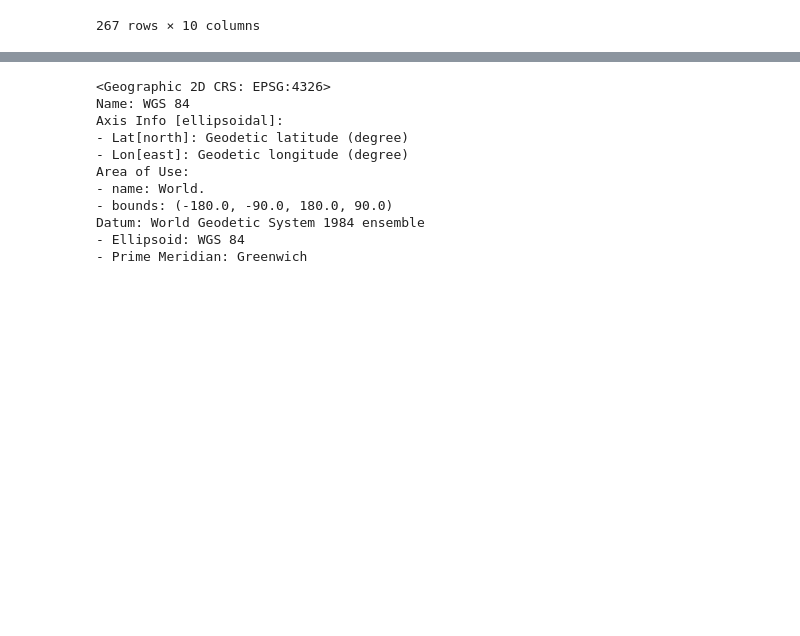
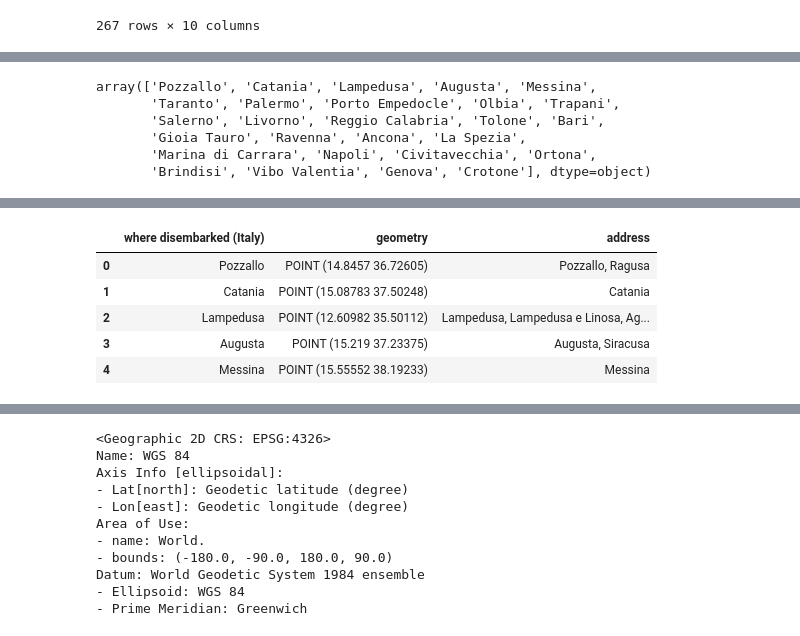
Before and after one commit to enriquetaietta/data-science-unitn, a Jupyter notebook: geospatial-analysis/project_map_interventi.ipynb, the cells around one changed output, grey strips where cells are left out. Cells and saved outputs as stored; diff of their text form; code cells hidden in the pictures; blank space fills up the shorter version.

```diff
--- a/geospatial-analysis/project_map_interventi.ipynb
+++ b/geospatial-analysis/project_map_interventi.ipynb
@@ -99,3 +111,66 @@ cities_ispi
+# %%
+col = "where disembarked (Italy)"
+
+cities_ispi[col] = (
+    cities_ispi[col]
+    .astype(str)
+    .str.strip()
+    .str.replace(r".*Pozallo.*", "Pozzallo", regex=True)
+    .str.replace(
+        r".*Marina\s+di\s+Carrara\s*\+\s*Livorno.*",
+        "Marina di Carrara",
+        regex=True
+    )
+)
+# %%
+cities_ispi['where disembarked (Italy)'].unique()
+# %% [output]
+array(['Pozzallo', 'Catania', 'Lampedusa', 'Augusta', 'Messina',
+       'Taranto', 'Palermo', 'Porto Empedocle', 'Olbia', 'Trapani',
+       'Salerno', 'Livorno', 'Reggio Calabria', 'Tolone', 'Bari',
+       'Gioia Tauro', 'Ravenna', 'Ancona', 'La Spezia',
+       'Marina di Carrara', 'Napoli', 'Civitavecchia', 'Ortona',
+       'Brindisi', 'Vibo Valentia', 'Genova', 'Crotone'], dtype=object)
 # %%
-geo_cities_ispi = gpd.tools.geocode(cities_ispi['where disembarked (Italy)'], provider="arcgis")
+# geo_cities_ispi = gpd.tools.geocode(cities_ispi['where disembarked (Italy)'].unique(), provider="arcgis")
+places = (
+    cities_ispi['where disembarked (Italy)']
+    .dropna()
+    .unique()
+    .tolist()
+)
+
+rows = []
+
+for place in places:
+    try:
+        g = gpd.tools.geocode(str(place)+ ', Italia', provider="arcgis")
+
+        if len(g) > 0:
+            rows.append({
+                "where disembarked (Italy)": place,
+                "geometry": g.geometry.iloc[0],
+                "address": g.address.iloc[0]
+            })
+        else:
+            rows.append({
+                "where disembarked (Italy)": place,
+                "geometry": None,
+                "address": None
+            })
+
+    except Exception:
+        rows.append({
+            "where disembarked (Italy)": place,
+            "geometry": None,
+            "address": None
+        })
+
+geo_cities_ispi = gpd.GeoDataFrame(
+    rows,
+    geometry="geometry",
+    crs="EPSG:4326"
+)
+
+geo_cities_ispi.head()
 # %% [output]
@@ -119,3 +177,9 @@ WARNING:urllib3.connectionpool:Retrying (Retry(total=1, connect=None, read=None,
+|  | where disembarked (Italy) | geometry | address |
+| 0 | Pozzallo | POINT (14.8457 36.72605) | Pozzallo, Ragusa |
+| 1 | Catania | POINT (15.08783 37.50248) | Catania |
+| 2 | Lampedusa | POINT (12.60982 35.50112) | Lampedusa, Lampedusa e Linosa, Ag... |
+| 3 | Augusta | POINT (15.219 37.23375) | Augusta, Siracusa |
+| 4 | Messina | POINT (15.55552 38.19233) | Messina |
 # %%
 geo_cities_ispi
 # %% [output]
```
Also changed, not shown: parts of 10 cells of this notebook, 3 other files.
